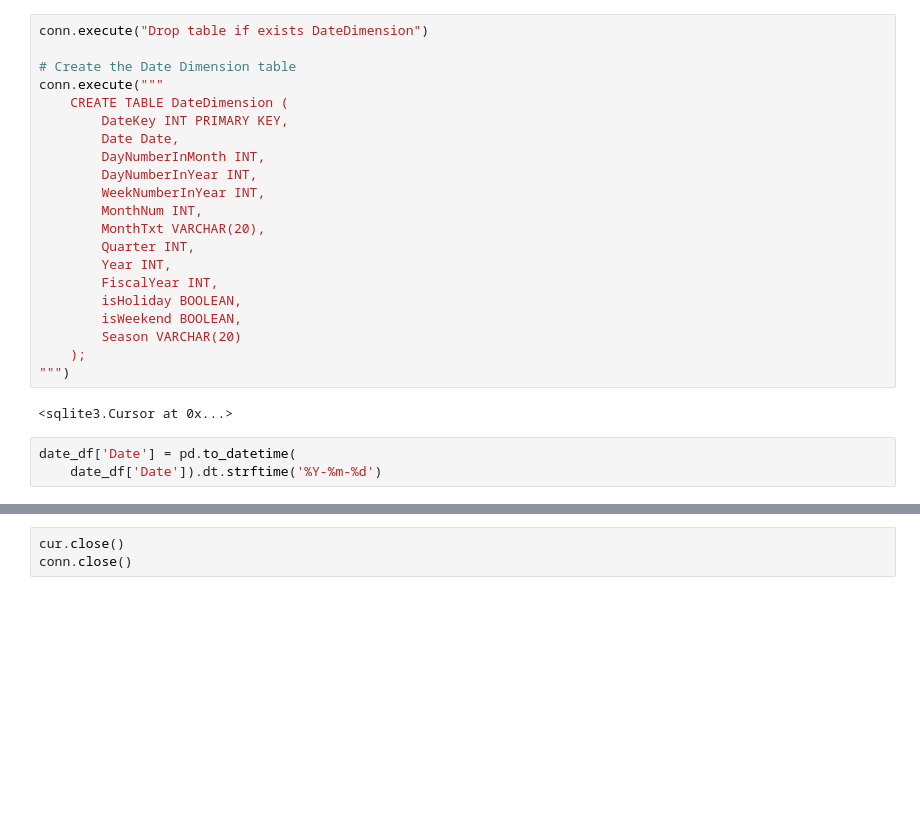
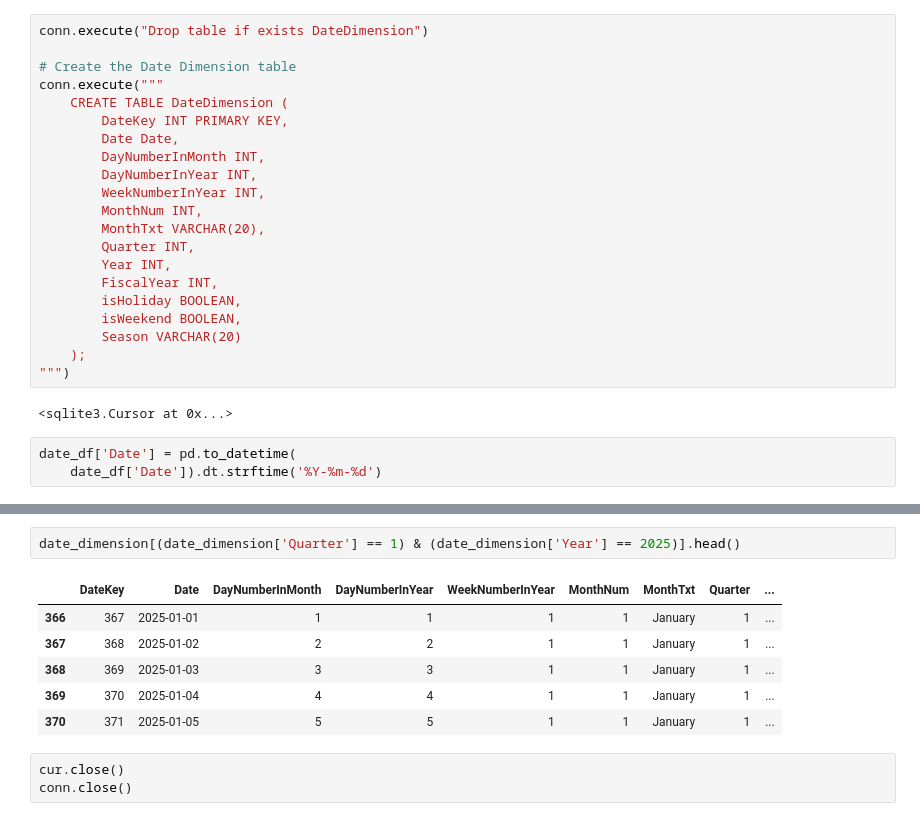
Before and after one commit to mistrypavankumar/Data-warehousing-of-grocery-store, a Jupyter notebook: HW_final/homework-5-d4.ipynb, the cells around one changed output, grey strips where cells are left out. Saved outputs shown, nothing was run; the diff lists cells and outputs as text; blank space fills up the shorter version.

```diff
--- a/HW_final/homework-5-d4.ipynb
+++ b/HW_final/homework-5-d4.ipynb
@@ -202,3 +211,12 @@ date_dimension.tail(5)
+# %%
+date_dimension[(date_dimension['Quarter'] == 1) & (date_dimension['Year'] == 2025)].head()
+# %% [output]
+|  | DateKey | Date | DayNumberInMonth | DayNumberInYear | WeekNumberInYear | MonthNum | MonthTxt | Quarter | ... |
+| 366 | 367 | 2025-01-01 | 1 | 1 | 1 | 1 | January | 1 | ... |
+| 367 | 368 | 2025-01-02 | 2 | 2 | 1 | 1 | January | 1 | ... |
+| 368 | 369 | 2025-01-03 | 3 | 3 | 1 | 1 | January | 1 | ... |
+| 369 | 370 | 2025-01-04 | 4 | 4 | 1 | 1 | January | 1 | ... |
+| 370 | 371 | 2025-01-05 | 5 | 5 | 1 | 1 | January | 1 | ... |
 # %%
 cur.close()
 conn.close()
```
Also changed, not shown: parts of 9 cells of this notebook, 8 other files.
